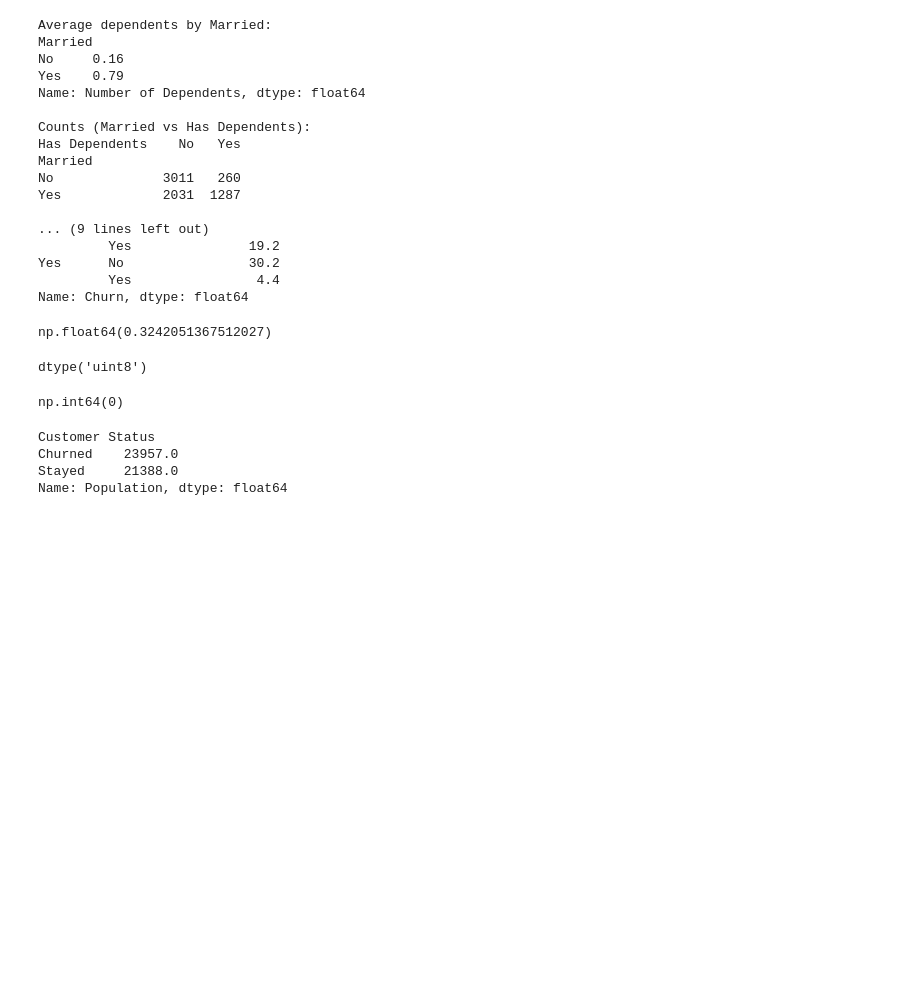
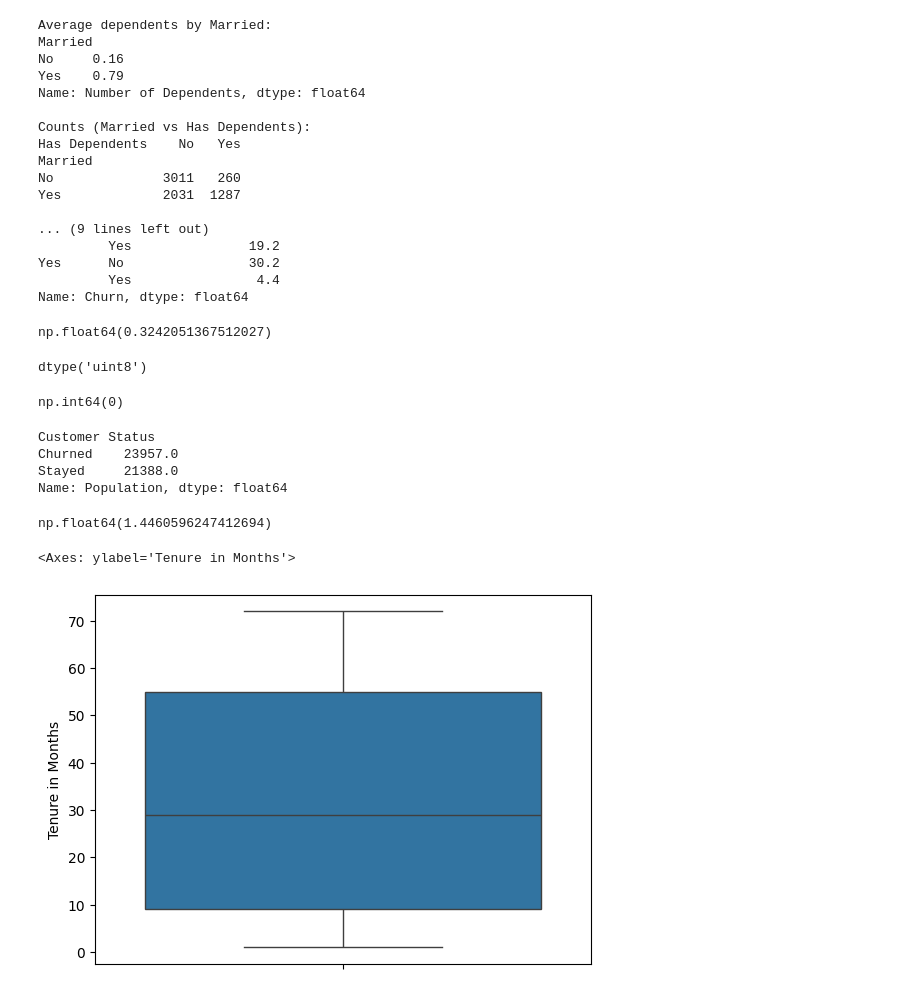
Before and after one commit to Karthi-1008/Signal_Stay, a Jupyter notebook: Model.ipynb, the cells around one changed output. Drawn from its saved outputs; the diff is of its cells as text; code cells hidden in the pictures; blank space fills up the shorter version.

```diff
--- a/Model.ipynb
+++ b/Model.ipynb
@@ -232,3 +232,14 @@ Customer Status
 Churned    23957.0
 Stayed     21388.0
 Name: Population, dtype: float64
+# %%
+x['Number of Referrals'].skew()
+# %% [output]
+np.float64(1.4460596247412694)
+# %%
+x['Number of Referrals'] = x['Number of Referrals'].astype('uint8')
+# %%
+sns.boxplot(x['Tenure in Months'])
+# %% [output]
+<Axes: ylabel='Tenure in Months'>
+[figure, added]
```
Also changed, not shown: parts of 3 cells of this notebook.
